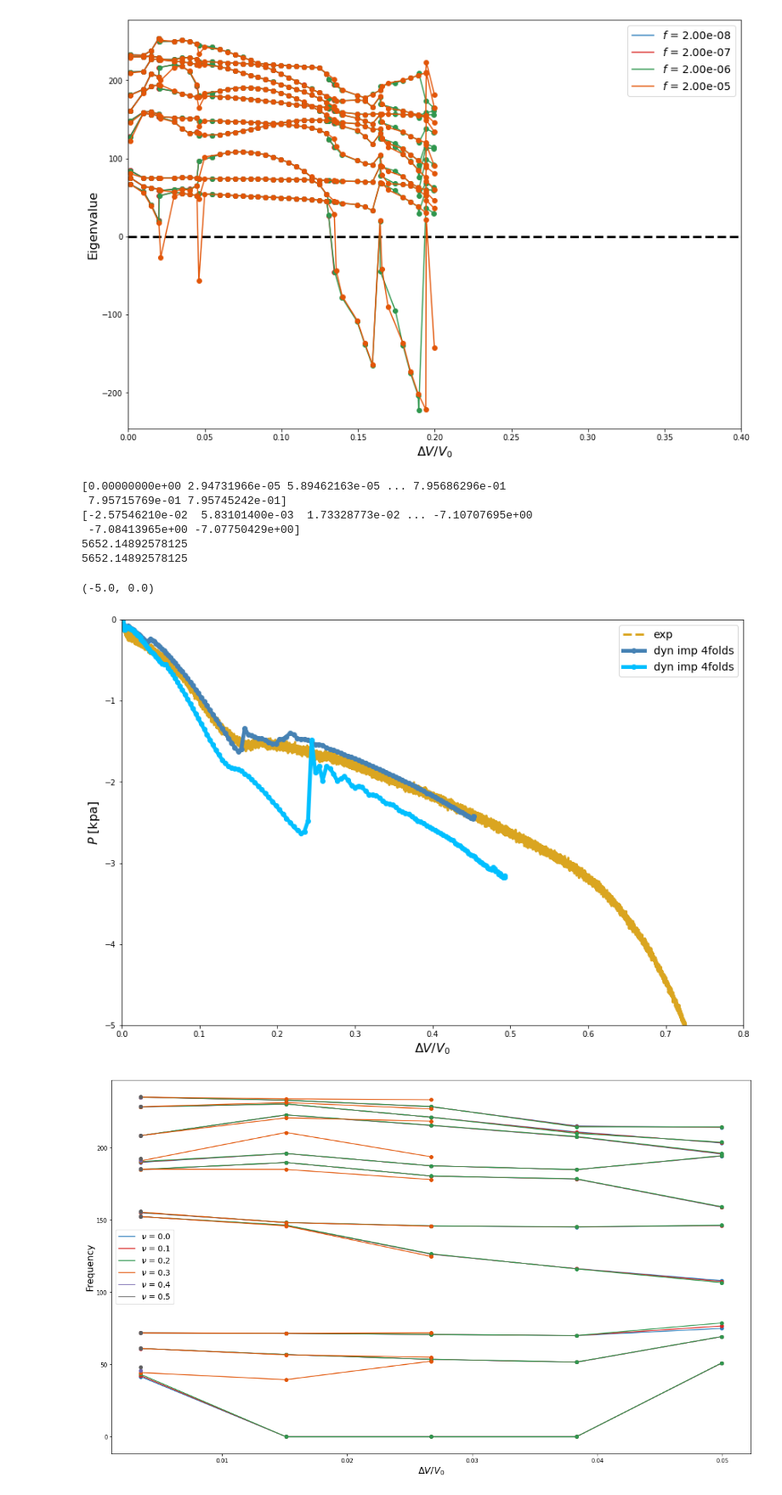
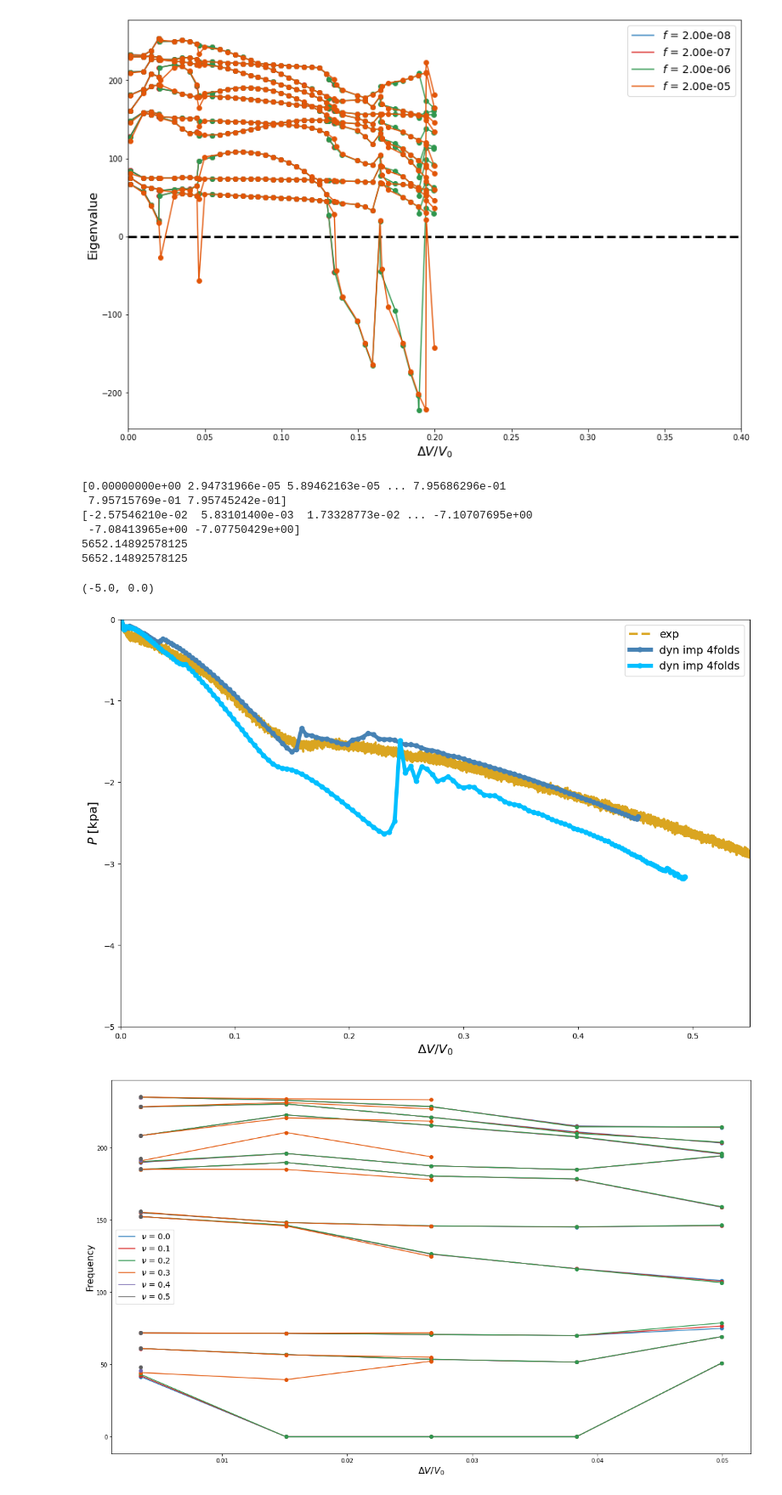
Before and after one commit to bertoldi-collab/buckling-cylinders, a Jupyter notebook: bender_compare.ipynb, the cells around one changed output. Shown at 85% size. Cells and saved outputs as stored; diff of their text form; code cells hidden in the pictures.

```diff
--- a/bender_compare.ipynb
+++ b/bender_compare.ipynb
@@ -95,35 +95,35 @@ ax.plot(vol_norm,pressure_kpa, '-o', label = 'dyn imp 4folds', color = 'deepskyb
 cmap_all = ['Blues', 'Reds','Greens', 'Oranges', 'Purples', 'Greys', 'BuGn', 'YlOrBr', 'PuRd', 'YlGn']
 
 
 # for i,stab_fac in enumerate(damping_sweep):
 #     try:
 #         idx_cur = initial_idx + i
 #         data_path = f'data_out/bender-static-stable-v{idx_cur}_pcav_cvol.txt'
 #         data_cur = np.loadtxt(data_path)
 
 #         vol_norm = -(data_cur[:,0] - data_cur[0,0])/data_cur[0,0]
 #         pressure_kpa = data_cur[:,1] * 1e3
 
 #         color_plot = plt.get_cmap(cmap_all[i])(0.7)
 #         ax.plot(vol_norm,pressure_kpa, label = rf'$f$ = {stab_fac:.2e}', color = color_plot, linewidth = 3)
 #     except: pass
 
 
 
 ax.legend(loc = 'best', fontsize = 14)
 ax.set_xlabel('$\Delta V/V_0$', fontsize = 16)
 ax.set_ylabel('$P$ [kpa]', fontsize = 16)
-ax.set_xlim(0,0.8)
+ax.set_xlim(0,0.55)
 ax.set_ylim(-5,0)
 # %% [output]
 [0.00000000e+00 2.94731966e-05 5.89462163e-05 ... 7.95686296e-01
  7.95715769e-01 7.95745242e-01]
 [-2.57546210e-02  5.83101400e-03  1.73328773e-02 ... -7.10707695e+00
  -7.08413965e+00 -7.07750429e+00]
 5652.14892578125
 5652.14892578125
 (-5.0, 0.0)
-[figure, old version]
+[figure, new version]
 # %%
 '''old nonsense'''
 nu_try = [0.0, 0.1, 0.2, 0.3, 0.4, 0.5]
```
Also changed, not shown: 4 other files.
